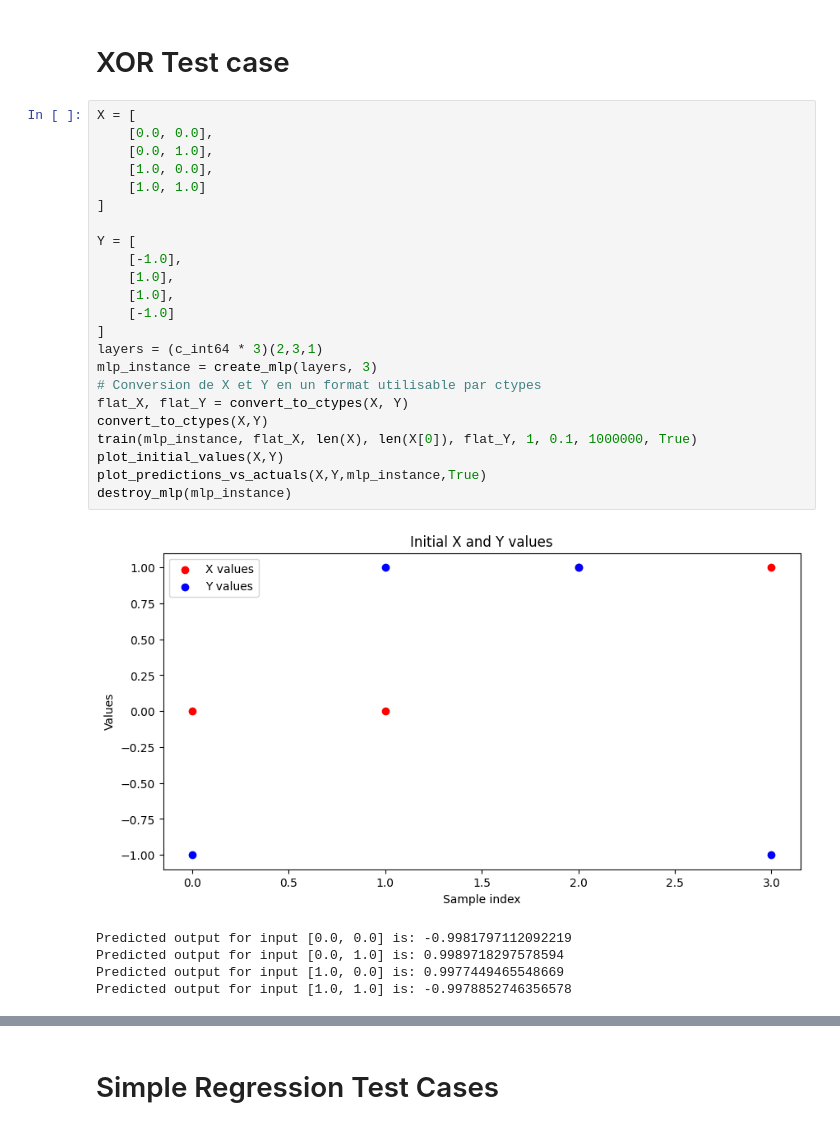
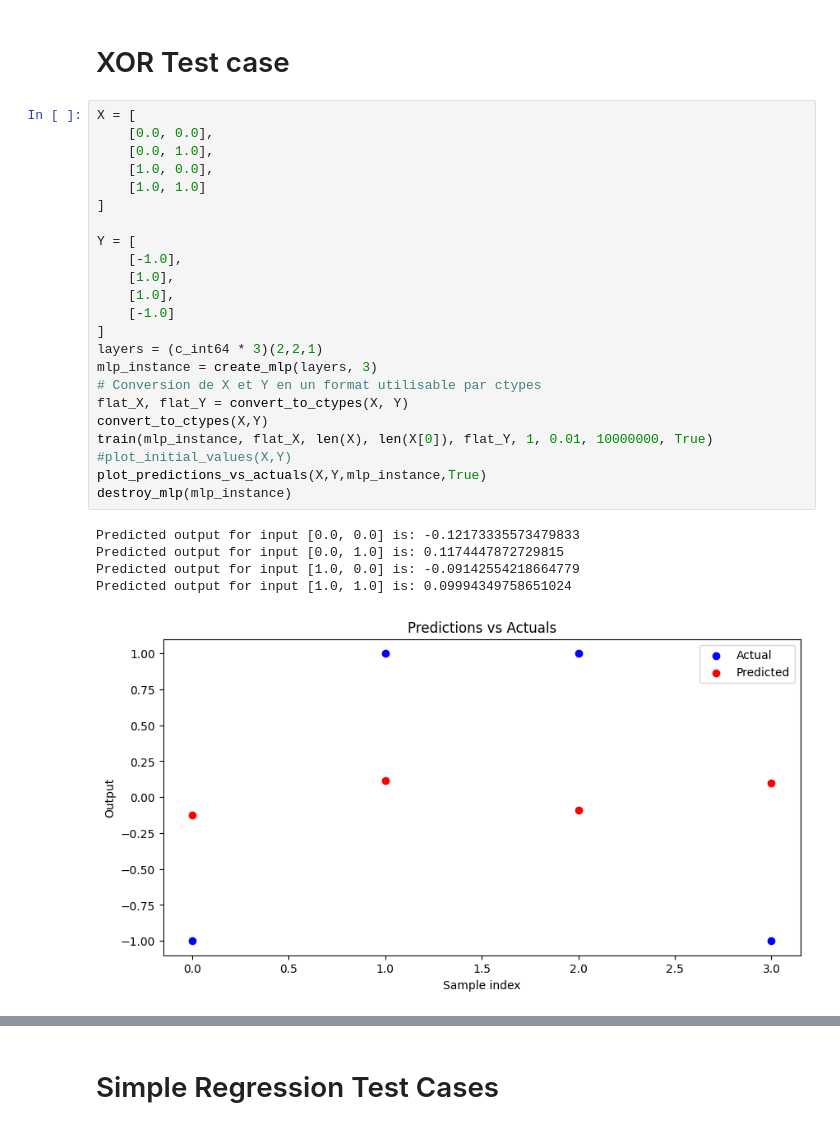
Before and after one commit to AmirDhouib2001/IABD3.PA, a Jupyter notebook: src/Rapport Interactif.ipynb, the cells around one changed output, grey strips where cells are left out. Cells and saved outputs as stored; diff of their text form.

```diff
--- a/src/Rapport Interactif.ipynb
+++ b/src/Rapport Interactif.ipynb
@@ -92,29 +93,29 @@ Predicted output for input [1.0, 0.0] is: -0.9994214859289174
 # %%
 X = [
     [0.0, 0.0],
     [0.0, 1.0],
     [1.0, 0.0],
     [1.0, 1.0]
 ]
 
 Y = [
     [-1.0],
     [1.0],
     [1.0],
     [-1.0]
 ]
-layers = (c_int64 * 3)(2,3,1)
+layers = (c_int64 * 3)(2,2,1)
 mlp_instance = create_mlp(layers, 3)
 # Conversion de X et Y en un format utilisable par ctypes
 flat_X, flat_Y = convert_to_ctypes(X, Y)
 convert_to_ctypes(X,Y)
-train(mlp_instance, flat_X, len(X), len(X[0]), flat_Y, 1, 0.1, 1000000, True)
-plot_initial_values(X,Y)
+train(mlp_instance, flat_X, len(X), len(X[0]), flat_Y, 1, 0.01, 10000000, True)
+#plot_initial_values(X,Y)
 plot_predictions_vs_actuals(X,Y,mlp_instance,True)
 destroy_mlp(mlp_instance)
 # %% [output]
+Predicted output for input [0.0, 0.0] is: -0.12173335573479833
+Predicted output for input [0.0, 1.0] is: 0.1174447872729815
+Predicted output for input [1.0, 0.0] is: -0.09142554218664779
+Predicted output for input [1.0, 1.0] is: 0.09994349758651024
-[figure, old version]
+[figure, new version]
-Predicted output for input [0.0, 0.0] is: -0.9981797112092219
-Predicted output for input [0.0, 1.0] is: 0.9989718297578594
-Predicted output for input [1.0, 0.0] is: 0.9977449465548669
-Predicted output for input [1.0, 1.0] is: -0.9978852746356578
```
Also changed, not shown: parts of 4 cells of this notebook, 6 other files.
